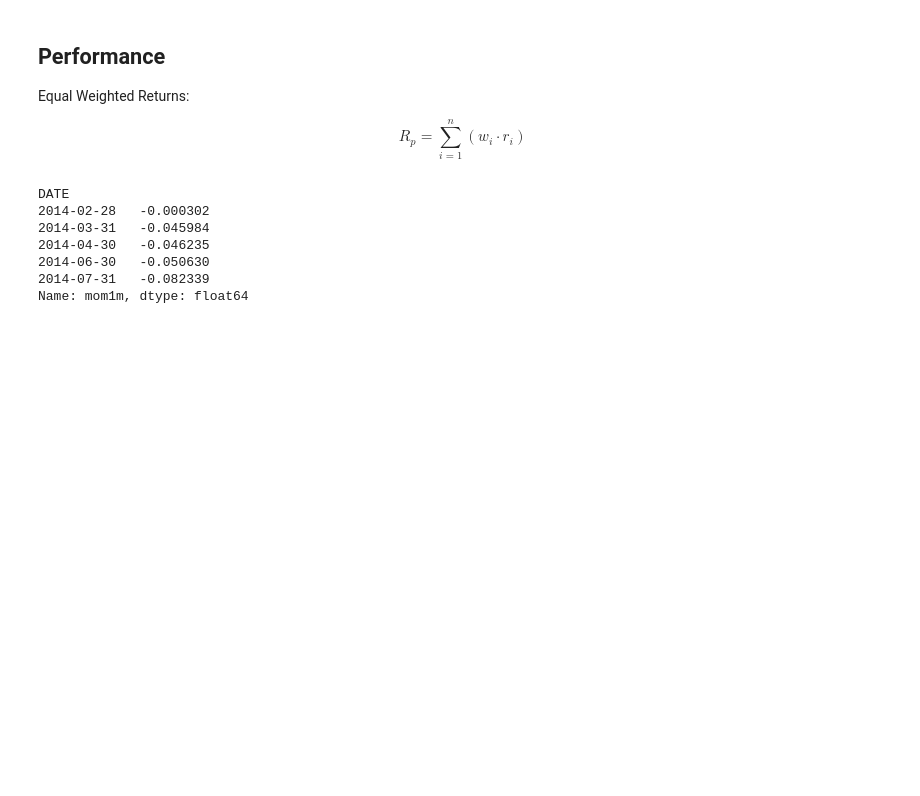
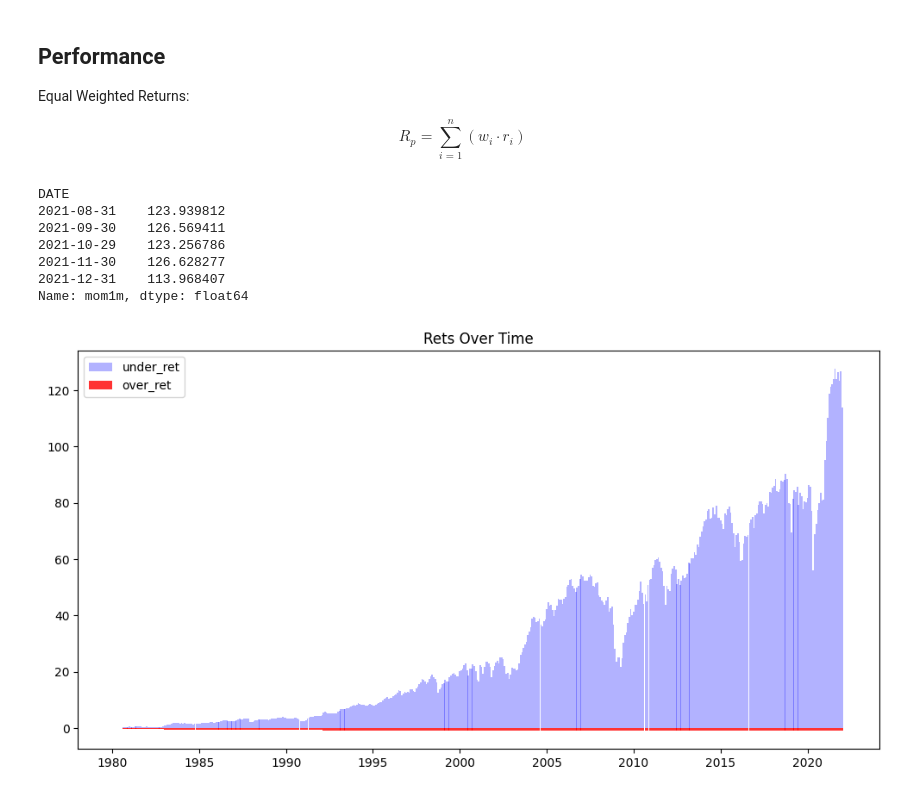
Before and after one commit to adamd1985/pairs_trading_unsupervised_learning, a Jupyter notebook: pairs_unsupervised.ipynb, the cells around one changed output. Drawn from its saved outputs; the diff is of its cells as text; code cells hidden in the pictures; blank space fills up the shorter version.

```diff
--- a/pairs_unsupervised.ipynb
+++ b/pairs_unsupervised.ipynb
@@ -678,17 +656,26 @@ $$
 R_p = \sum_{i=1}^{n} (w_i \cdot r_i)
 $$
 # %%
-overs_df = overs_df.groupby('DATE')[MOM_FEATURES[0]].mean()
-unders_df = unders_df.groupby('DATE')[MOM_FEATURES[0]].mean()
-over_ret = overs_df.mul(-1).add(1).cumprod().sub(1)
-under_ret = unders_df.add(1).cumprod().sub(1)
+overs_mean_df = overs_df.groupby('DATE')[MOM_FEATURES[0]].mean()
+unders_mean_df = unders_df.groupby('DATE')[MOM_FEATURES[0]].mean()
+over_ret = overs_mean_df.add(1).cumprod().sub(1)
+under_ret = unders_mean_df.add(1).cumprod().sub(1)
 
-over_ret.tail(5)
+under_ret.tail(5)
 # %% [output]
 DATE
-2014-02-28   -0.000302
-2014-03-31   -0.045984
-2014-04-30   -0.046235
-2014-06-30   -0.050630
-2014-07-31   -0.082339
+2021-08-31    123.939812
+2021-09-30    126.569411
+2021-10-29    123.256786
+2021-11-30    126.628277
+2021-12-31    113.968407
 Name: mom1m, dtype: float64
+# %%
+fig = plt.figure(figsize=(12, 6))
+plt.bar(under_ret.index, under_ret, label='under_ret', color='b', alpha=0.3, width=(under_ret.index[1] - under_ret.index[0]).days)
+plt.bar(over_ret.index, over_ret, label='over_ret', color='r', alpha=0.8, width=(over_ret.index[1] - over_ret.index[0]).days)
+plt.legend()
+plt.title('Rets Over Time')
+plt.show()
+# %% [output]
+[figure, added]
```
Also changed, not shown: parts of 19 cells of this notebook, 3 other files.
